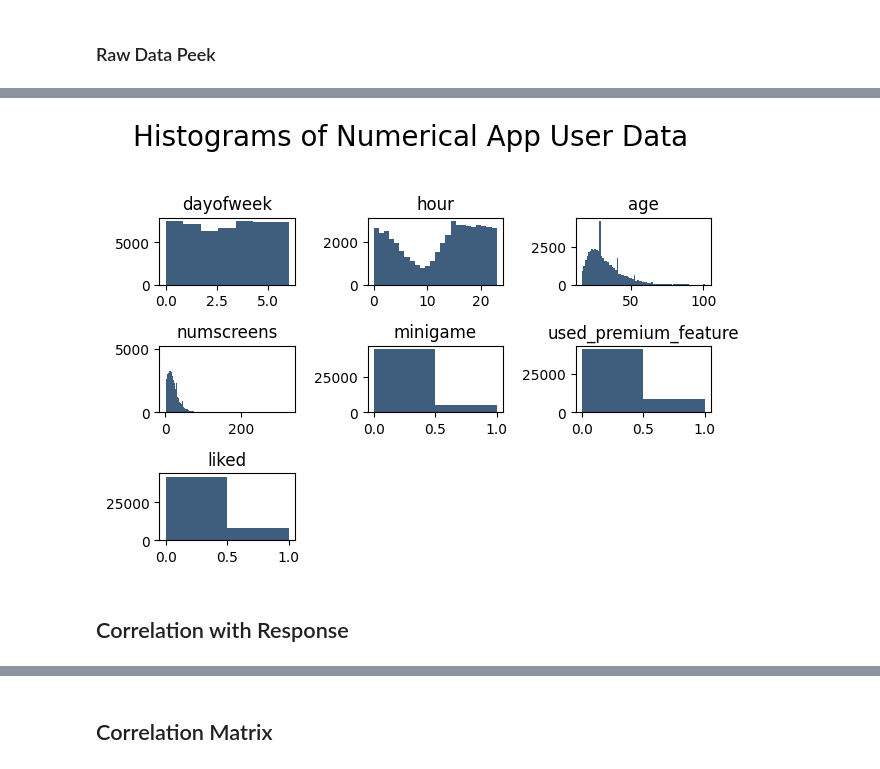
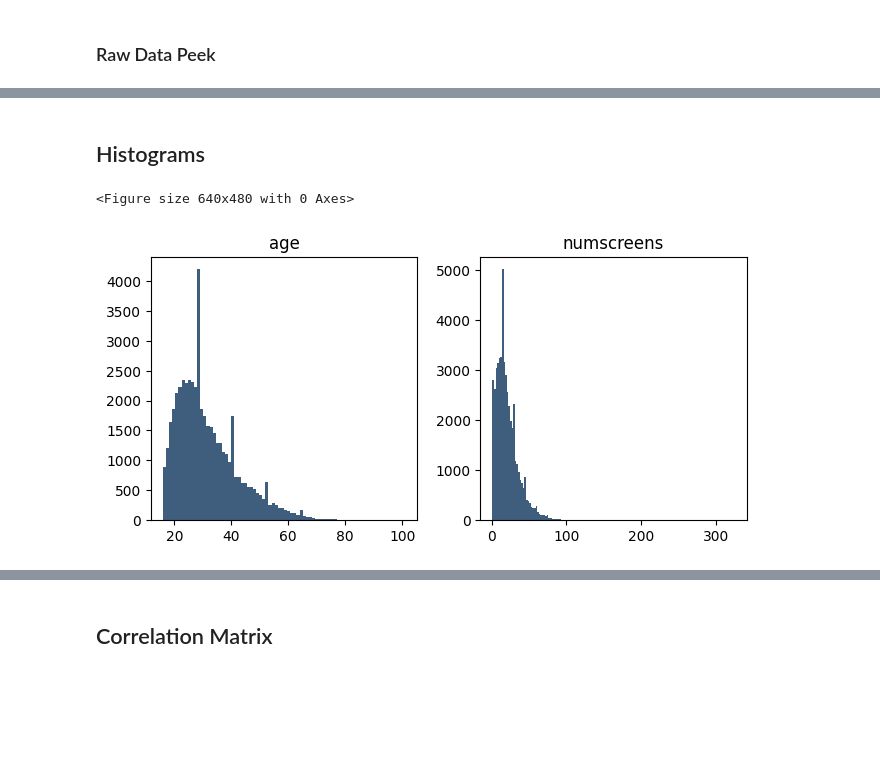
Before and after one commit to c-grigsby/ml-fintech-case-studies, a Jupyter notebook: directing-user-subscriptions/notebooks/directing-user-subscriptions_eda.ipynb, the cells around one changed output, grey strips where cells are left out. Drawn from its saved outputs; the diff is of its cells as text; code cells hidden in the pictures; blank space fills up the shorter version.

Commit message:
feat(userSubscriptions): add categorical EDA (#5)

```diff
--- a/directing-user-subscriptions/notebooks/directing-user-subscriptions_eda.ipynb
+++ b/directing-user-subscriptions/notebooks/directing-user-subscriptions_eda.ipynb
@@ -59,4 +87,17 @@ df_users.isnull()
 # %%
-# Replace as needed
-df_users["enrolled_date"].fillna(0)
+# Convert the 'first_open' and 'enrolled_date' columns to datetime format
+df_users["first_open"] = pd.to_datetime(df_users["first_open"])
+df_users["enrolled_date"] = pd.to_datetime(df_users["enrolled_date"])
+
+# Convert null values in 'enrolled_date'
+missing_date = pd.NaT
+
+# Fill missing values with a new date-time format
+df_users['enrolled_date'] = df_users['enrolled_date'].fillna(pd.to_datetime(missing_date))
+
+
+# Convert the hour parameter to a string to extract what we want, then convert to type int
+df_users['hour'] = df_users.hour.str.slice(1, 3).astype(int)
+
+df_users.head()
 # %% [output]
@@ -80,4 +112,7 @@ df_users["hour"] = df_users.hour.str.slice(1, 3).astype(int)
 # %%
-df_users_numerical = df_users.drop(columns = ['user', 'screen_list', 'enrolled_date', 'first_open', 'enrolled']).copy()
+# Get numerical features
+numerical_features = ['age', 'numscreens']
+
+df_users_numerical = df_users[numerical_features].copy()
 df_users_numerical.head()
 # %% [output]
@@ -92,15 +179,22 @@ df_users_numerical.head()
+# %% [markdown]
+## Histograms
 # %%
 plt.suptitle('Histograms of Numerical App User Data', fontsize = 20)
+
+# Set the figure size
+plt.figure(figsize=(10, 10))
+
+# Create the subplots with increased spacing
+plt.subplots_adjust(hspace=0.5, wspace=0.7)
 
 for col in range(1, df_users_numerical.shape[1]+1):
     plt.subplot(3, 3, col)
     feat = plt.gca()
     feat.set_title(df_users_numerical.columns.values[col-1])
     vals = np.size(df_users_numerical.iloc[:, col-1].unique())
     plt.hist(df_users_numerical.iloc[:, col - 1], bins=vals, color='#3F5D7D')
 
 plt.tight_layout(rect=[0, 0.03, 1, 0.95])
 # %% [output]
+<Figure size 640x480 with 0 Axes>
-[figure, old version]
+[figure, new version]
-# %% [markdown]
-## Correlation with Response
```
Also changed, not shown: parts of 17 cells of this notebook.
